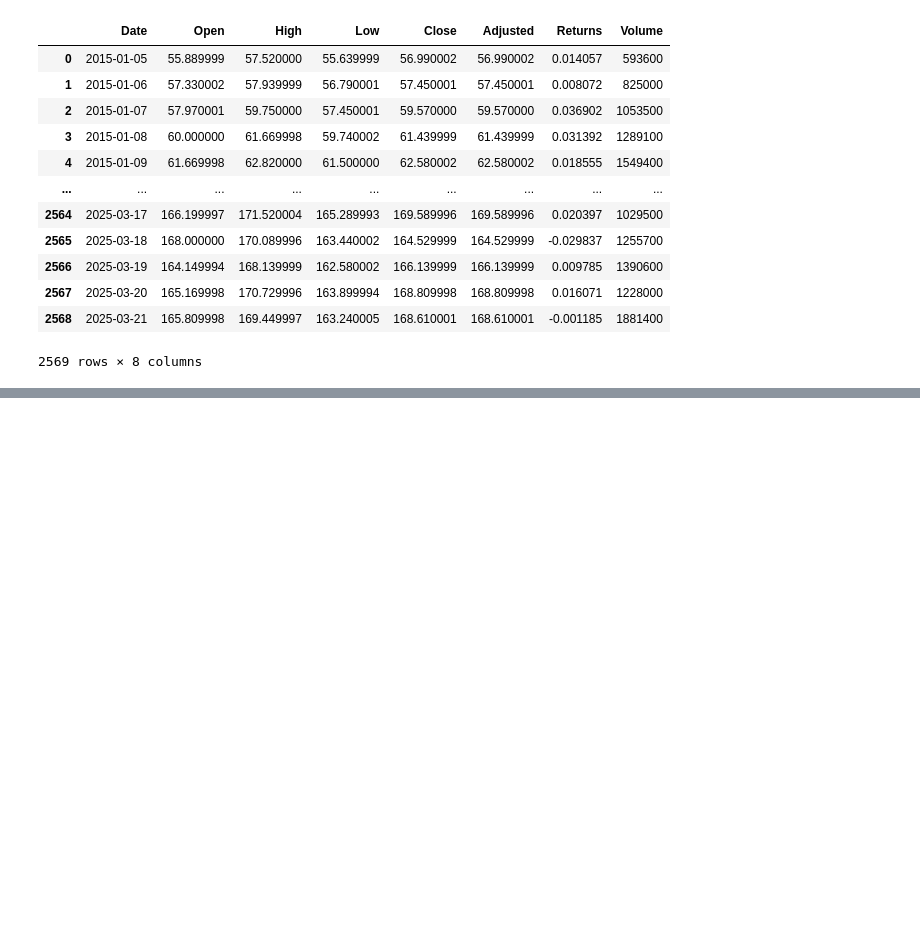
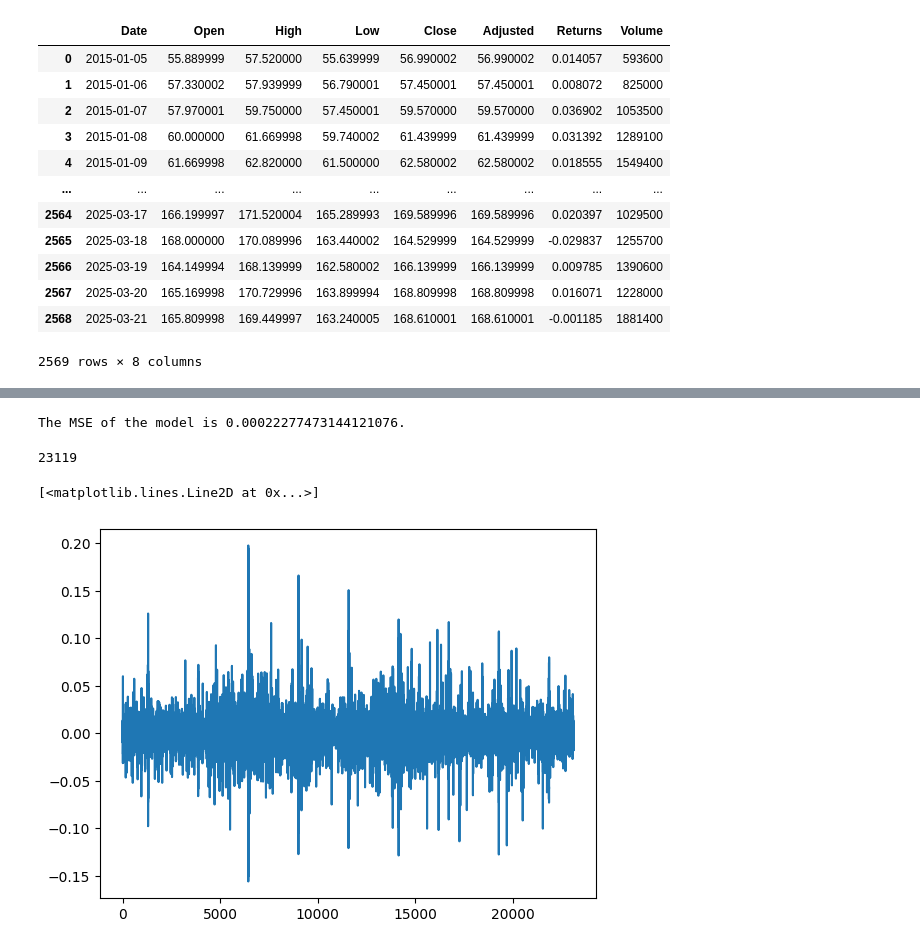
Before and after one commit to luxincchen/StockPricePrediction, a Jupyter notebook: test.ipynb, the cells around one changed output, grey strips where cells are left out. Drawn from its saved outputs; the diff is of its cells as text; code cells hidden in the pictures; blank space fills up the shorter version.

```diff
--- a/test.ipynb
+++ b/test.ipynb
@@ -92,0 +149,22 @@ LinearRegression()
+# %%
+from src.dataset import LinearDataset
+
+dataset = LinearDataset("data/train/stocks/")
+# %%
+X, Y = dataset.preprocess()
+# %%
+X_test, X_train, Y_test, Y_train = dataset.split(X, Y)
+# %%
+from run_linearmodel import main
+pred = main()
+# %% [output]
+The MSE of the model is 0.00022277473144121076.
+# %%
+len(Y_test)
+# %% [output]
+23119
+# %%
+plt.plot(range(23119),Y_test)
+# %% [output]
+[<matplotlib.lines.Line2D at 0x...>]
+[figure, added]
```
Also changed, not shown: parts of 26 cells of this notebook, 5 other files.
